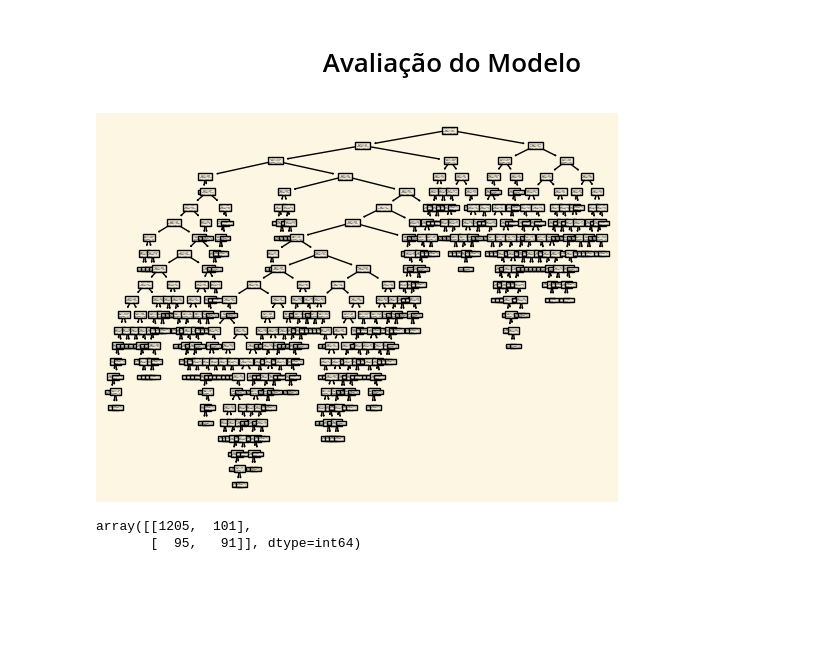
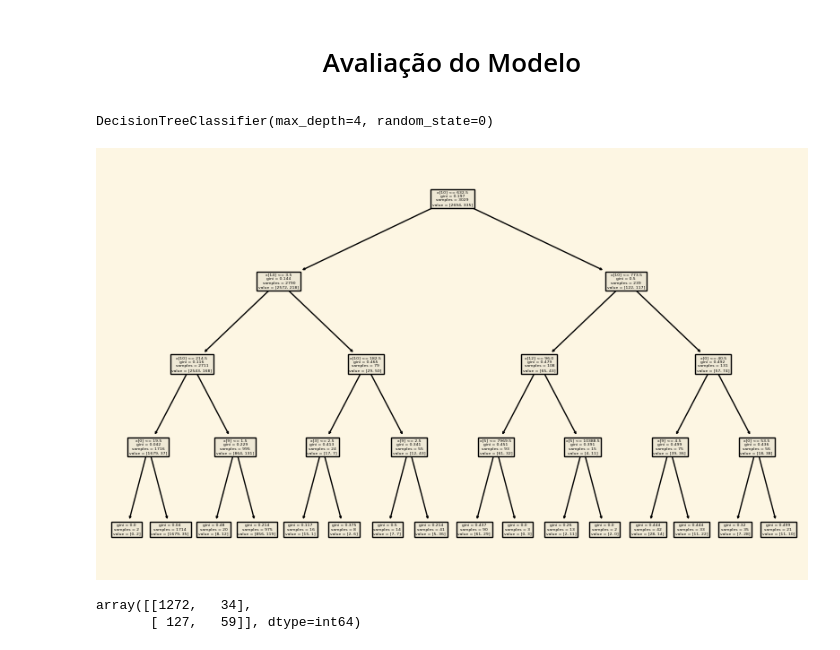
Before and after one commit to felipefagion/bank_machine_learning, a Jupyter notebook: ProjetoMl.ipynb, the cells around one changed output. Cells and saved outputs as stored; diff of their text form; code cells hidden in the pictures; blank space fills up the shorter version.

```diff
--- a/ProjetoMl.ipynb
+++ b/ProjetoMl.ipynb
@@ -533,19 +533,22 @@ array([[1211,   95],
 # %%
 X_train, X_test, y_train, y_test = train_test_split(X, y, test_size=0.33, random_state=0)
 # %%
-clf2 = tree.DecisionTreeClassifier(random_state=0).fit(X_train,y_train)
+clf2 = DecisionTreeClassifier(random_state=0, criterion='gini', max_depth=4)
+clf2.fit(X_train, y_train)
+# %% [output]
+DecisionTreeClassifier(max_depth=4, random_state=0)
 # %%
-fig, ax=plt.subplots()
+plt.figure(figsize=(10,6))
 tree.plot_tree(clf2)
 plt.show()
 # %% [output]
-[figure, old version]
+[figure, new version]
 # %%
 y_pred2=clf2.predict(X_test)
 confusion_matrix(y_test,y_pred2)
 # %% [output]
-array([[1205,  101],
-       [  95,   91]], dtype=int64)
+array([[1272,   34],
+       [ 127,   59]], dtype=int64)
 # %%
 print(metrics.classification_report(y_test, y_pred))
 # %% [output]
```
Also changed, not shown: parts of 4 cells of this notebook, 2 other files.
